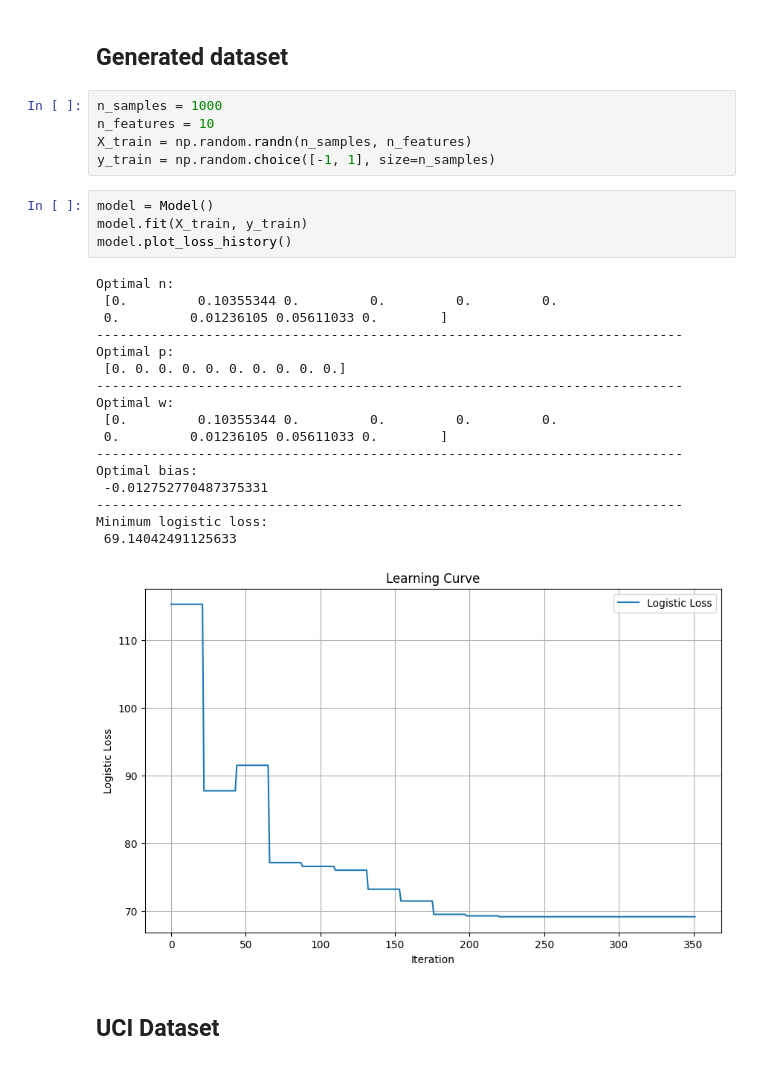
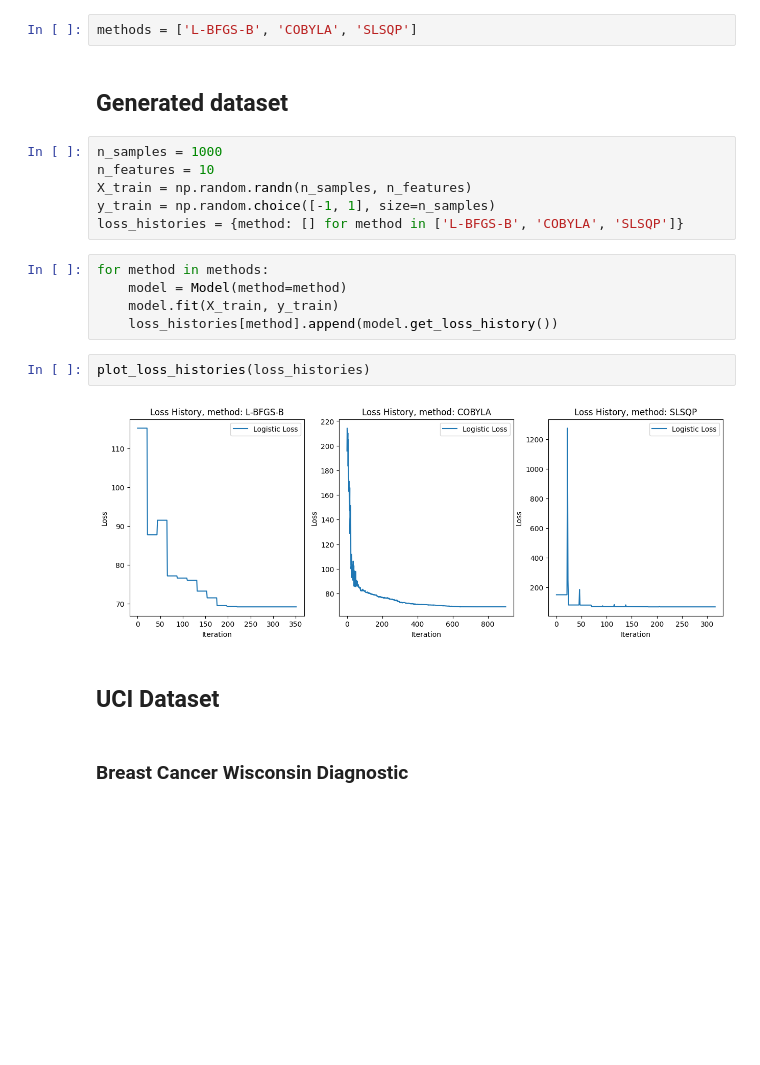
Before and after one commit to zalewskij/Optimization-in-Data-Analysis, a Jupyter notebook: results.ipynb, the cells around one changed output. Cells and saved outputs as stored; diff of their text form; blank space fills up the shorter version.

Commit message:
Added two more methods and datasets

```diff
--- a/results.ipynb
+++ b/results.ipynb
@@ -10,3 +35,5 @@ np.random.seed(0)
+# %%
+methods = ['L-BFGS-B', 'COBYLA', 'SLSQP']
 # %% [markdown]
 ## Generated dataset
 # %%
@@ -14,30 +41,20 @@ n_samples = 1000
 n_features = 10
 X_train = np.random.randn(n_samples, n_features)
 y_train = np.random.choice([-1, 1], size=n_samples)
+loss_histories = {method: [] for method in ['L-BFGS-B', 'COBYLA', 'SLSQP']}
-# %%
-model = Model()
-model.fit(X_train, y_train)
-model.plot_loss_history()
-# %% [output]
-Optimal n:
- [0.         0.10355344 0.         0.         0.         0.
- 0.         0.01236105 0.05611033 0.        ]
----------------------------------------------------------------------------
-Optimal p:
- [0. 0. 0. 0. 0. 0. 0. 0. 0. 0.]
----------------------------------------------------------------------------
-Optimal w:
- [0.         0.10355344 0.         0.         0.         0.
- 0.         0.01236105 0.05611033 0.        ]
----------------------------------------------------------------------------
-Optimal bias:
- -0.012752770487375331
----------------------------------------------------------------------------
-Minimum logistic loss:
- 69.14042491125633
-[figure, removed]
+# %%
+for method in methods:
+    model = Model(method=method)
+    model.fit(X_train, y_train)
+    loss_histories[method].append(model.get_loss_history())
+# %%
+plot_loss_histories(loss_histories)
+# %% [output]
+[figure, added]
 # %% [markdown]
 ## UCI Dataset
+# %% [markdown]
+### Breast Cancer Wisconsin Diagnostic
 # %%
 breast_cancer_wisconsin_diagnostic = fetch_ucirepo(id=17)
 X = breast_cancer_wisconsin_diagnostic.data.features.to_numpy()
```
Also changed, not shown: parts of 16 cells of this notebook, 1 other file.
